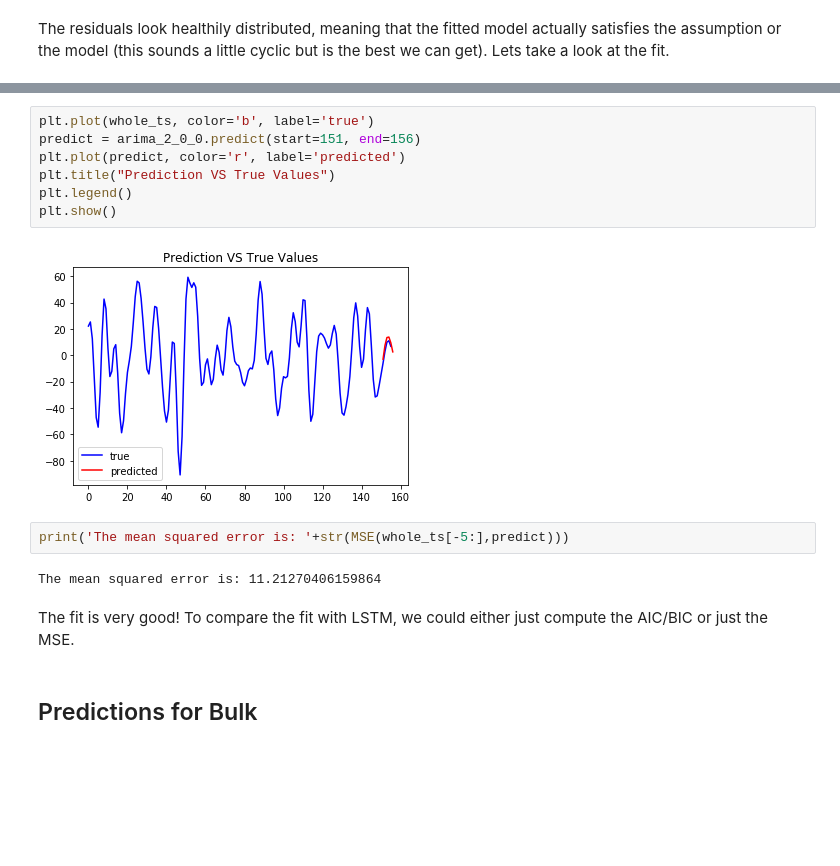
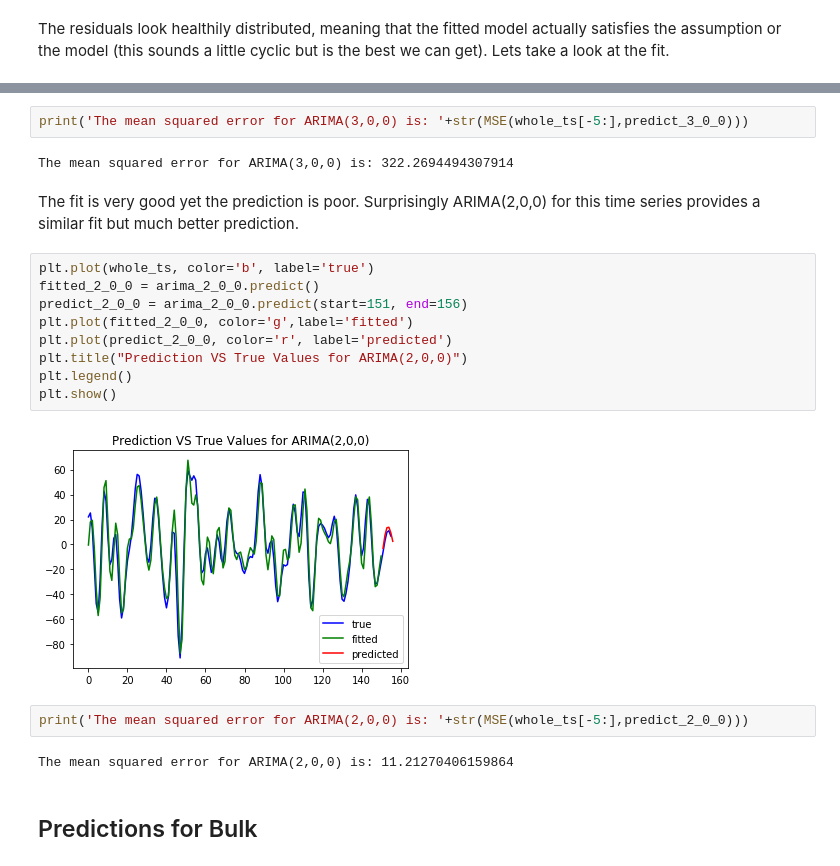
Before and after one commit to DylanYang7225/FMRI-Analysis, a Jupyter notebook: time_series_EDA.ipynb, the cells around one changed output, grey strips where cells are left out. Cells and saved outputs as stored; diff of their text form; blank space fills up the shorter version.

```diff
--- a/time_series_EDA.ipynb
+++ b/time_series_EDA.ipynb
@@ -277,18 +288,24 @@ The residuals look healthily distributed, meaning that the fitted model actually
+# %%
+print('The mean squared error for ARIMA(3,0,0) is: '+str(MSE(whole_ts[-5:],predict_3_0_0)))
+# %% [output]
+The mean squared error for ARIMA(3,0,0) is: 322.2694494307914
+# %% [markdown]
+The fit is very good yet the prediction is poor. Surprisingly ARIMA(2,0,0) for this time series provides a similar fit but much better prediction.
 # %%
 plt.plot(whole_ts, color='b', label='true')
-predict = arima_2_0_0.predict(start=151, end=156)
-plt.plot(predict, color='r', label='predicted')
-plt.title("Prediction VS True Values")
+fitted_2_0_0 = arima_2_0_0.predict()
+predict_2_0_0 = arima_2_0_0.predict(start=151, end=156)
+plt.plot(fitted_2_0_0, color='g',label='fitted')
+plt.plot(predict_2_0_0, color='r', label='predicted')
+plt.title("Prediction VS True Values for ARIMA(2,0,0)")
 plt.legend()
 plt.show()
 # %% [output]
-[figure, old version]
+[figure, new version]
 # %%
-print('The mean squared error is: '+str(MSE(whole_ts[-5:],predict)))
+print('The mean squared error for ARIMA(2,0,0) is: '+str(MSE(whole_ts[-5:],predict_2_0_0)))
 # %% [output]
-The mean squared error is: 11.21270406159864
+The mean squared error for ARIMA(2,0,0) is: 11.21270406159864
-# %% [markdown]
-The fit is very good! To compare the fit with LSTM, we could either just compute the AIC/BIC or just the MSE.
 # %% [markdown]
 ## Predictions for Bulk
 # %% [markdown]
```
Also changed, not shown: parts of 8 cells of this notebook.
